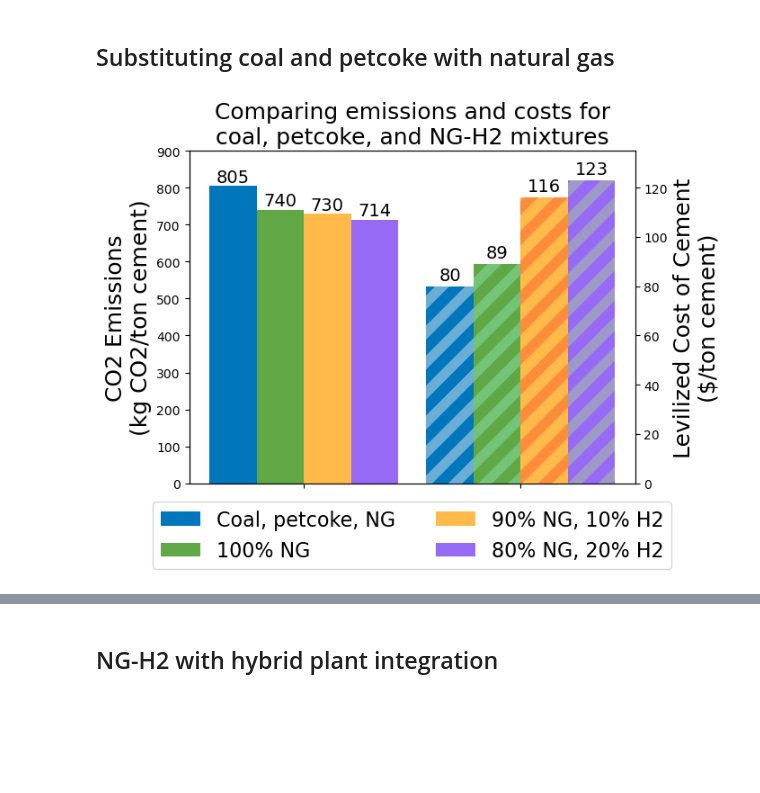
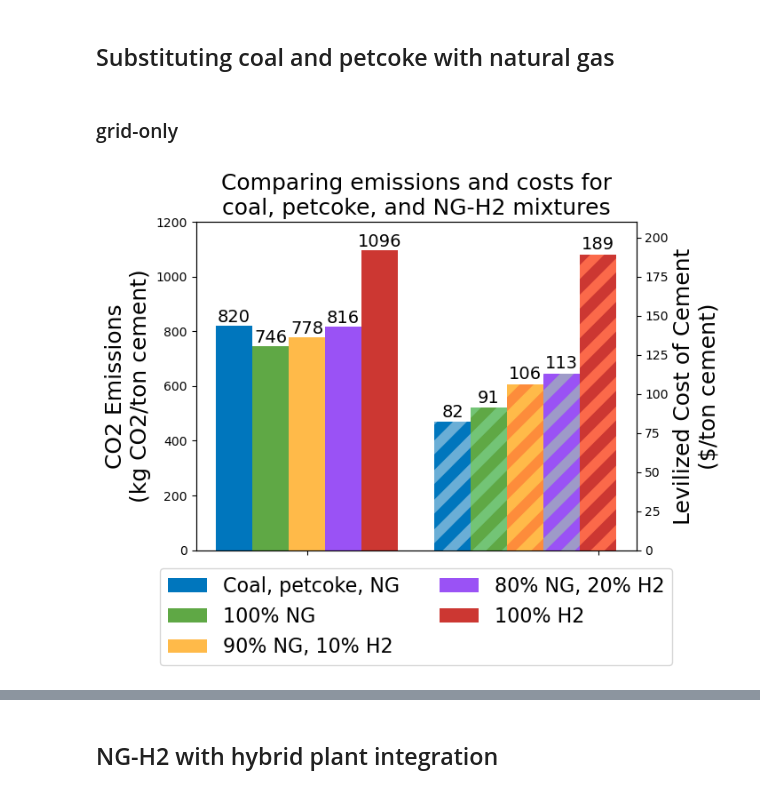
Before and after one commit to evan-sharafuddin/HOPP, a Jupyter notebook: green_concrete/plots.ipynb, the cells around one changed output, grey strips where cells are left out. Drawn from its saved outputs; the diff is of its cells as text; code cells hidden in the pictures; blank space fills up the shorter version.

Commit message:
fixed bug with negative elec for LCA w/ CaL configuration. More plots

```diff
--- a/green_concrete/plots.ipynb
+++ b/green_concrete/plots.ipynb
@@ -8,6 +8,10 @@ from matplotlib.pyplot import figure
 from green_concrete.convert import *
 import matplotlib.transforms as transforms
 %matplotlib inline
+
+plt.__file__
+
+colorhash = ['#0076BD', '#5FA845', '#FFBA49', '#9A52F5', '#CC3732']
 # %% [markdown]
 ## Template
 # %%
@@ -138,19 +142,19 @@ group_labels = ['No CCUS', 'Oxyfuel', 'CaL (tail-end)']
 x = np.arange(len(group_labels))
 
 # Create the bar plot with two adjacent columns for each group
-plt.bar(x - bar_width/2, my_model_emissions, width=bar_width, label='Proposed model', color='#0076BD')
-plt.bar(x + bar_width/2, cemcap_emissions, width=bar_width, label='CEMCAP', color='#5FA845')
+plt.bar(x - bar_width/2, my_model_emissions, width=bar_width, label='Proposed model', color=colorhash[0])
+plt.bar(x + bar_width/2, cemcap_emissions, width=bar_width, label='CEMCAP', color=colorhash[1])
 
 # Add labels and title
-plt.ylabel('CO2 Emissions\n(kg CO2/ton cement)', fontsize=18)
-plt.title('Validating the Python model by\ncomparing CO2 emissions in each\nCCUS scenario', fontsize=18)
-plt.xticks(x, group_labels, fontsize=18)
+plt.ylabel('CO2 Emissions\n(kg CO2/ton cement)', fontsize=14)
+plt.title('Validating the Python model by\ncomparing CO2 emissions in each\nCCUS scenario', fontsize=16)
+plt.xticks(x, group_labels, fontsize=14)
 plt.yticks(fontsize=14)
-plt.legend(loc='upper center', bbox_to_anchor=(0.5, -0.15), ncol=2, fontsize=16)
+plt.legend(loc='upper center', bbox_to_anchor=(0.5, -0.15), ncol=2, fontsize=14)
 
 for i, v1, v2 in zip(x, my_model_emissions, cemcap_emissions):
-    plt.text(i - bar_width/2, v1 + 1, str(v1), ha='center', va='bottom', color='black', fontsize=14)
-    plt.text(i + bar_width/2, v2 + 1, str(v2), ha='center', va='bottom', color='black', fontsize=14)
+    plt.text(i - bar_width/2, v1 + 1, str(v1), ha='center', va='bottom', color='black', fontsize=12)
+    plt.text(i + bar_width/2, v2 + 1, str(v2), ha='center', va='bottom', color='black', fontsize=12)
 
 plt.ylim(top=max(max(my_model_emissions), max(cemcap_emissions)) + 100)
 plt.tight_layout()
@@ -162,10 +166,12 @@ plt.show()
 [figure]
 # %% [markdown]
 ## Substituting coal and petcoke with natural gas
+# %% [markdown]
+### grid-only
 # %%
 rundir = os.getcwd()
 
-filename = 'CEMENT_BATCH_ng_h2_offgrid_31-07-2023_15.55.23.csv'
+filename = 'CEMENT_BATCH_fuel_mix_grid-only_03-08-2023_09.03.55.csv'
 inloc = os.path.join(rundir, 'outputs\\keep', filename)
 outloc = os.path.join(rundir, 'outputs\\plots')
 
@@ -177,67 +183,62 @@ data = f[cols]
 cost = [round(n) for n in f['Unnamed: 2'].values]
 emissions = [round(n) for n in f['Unnamed: 4'].values]
 
-cp_cost = cost[0]
-cp_emissions = emissions[0]
-ng_cost = cost[1]
-ng_emissions = emissions[1]
-h21_c = cost[2]
-h22_c = cost[3]
-h21_e = emissions[2]
-h22_e = emissions[3]
-
 # Set the width of the bars
 bar_width = 0.25
 # figure(figsize=(4, 3), dpi=800)
-group_labels = ['Coal, petcoke, NG', '100% NG', '90% NG, 10% H2', '80% NG, 20% H2']
+group_labels = ['Coal, petcoke, NG', '100% NG', '90% NG, 10% H2', '80% NG, 20% H2', '100% H2']
 
 
 # Create an array for the x-axis positions of the bars
 x = np.arange(len(group_labels))
 fig, ax1 = plt.subplots()
 
 ax2 = ax1.twinx()
-ax1.set_ylim(0, 900)
-ax2.set_ylim(0, 135)
+ax1.set_ylim(0, 1200)
+ax2.set_ylim(0, 210)
 
-ax1.bar(0 - 3 * bar_width/2, cp_emissions, width=bar_width, label=group_labels[0], color='#0076BD')
-ax1.bar(0 - bar_width/2, ng_emissions, width=bar_width, label=group_labels[1], color='#5FA845')
-ax1.bar(0 + bar_width/2, h21_e, width=bar_width, label=group_labels[2], color='#FFBA49')
-ax1.bar(0 + 3 * bar_width/2, h22_e, width=bar_width, label=group_labels[3], color='#976AF5')
+ax1.bar(0 - 4 * bar_width/2, emissions[0], width=bar_width, label=group_labels[0], color=colorhash[0])
+ax1.bar(0 - 2 * bar_width/2, emissions[1], width=bar_width, label=group_labels[1], color=colorhash[1])
+ax1.bar(0, emissions[2], width=bar_width, label=group_labels[2], color=colorhash[2])
+ax1.bar(0 + 2 * bar_width/2, emissions[3], width=bar_width, label=group_labels[3], color=colorhash[3])
+ax1.bar(0 + 4 * bar_width/2, emissions[4], width=bar_width, label=group_labels[4], color=colorhash[4])
 
 plt.rcParams['hatch.linewidth'] = 8
 cmap = plt.get_cmap('Blues')
 plt.rcParams['hatch.color'] = cmap(0.5)
-ax2.bar(1.15 - 3 * bar_width/2, cp_cost, width=bar_width, label=group_labels[0], color='#0076BD', hatch='/')
+ax2.bar(1.5 - 4 * bar_width/2, cost[0], width=bar_width, label=group_labels[0], color=colorhash[0], hatch='/')
 cmap = plt.get_cmap('Greens')
 plt.rcParams['hatch.color'] = cmap(0.5)
-ax2.bar(1.15 - bar_width/2, ng_cost, width=bar_width, label=group_labels[1], color='#5FA845', hatch='/')
+ax2.bar(1.5 - 2 * bar_width/2, cost[1], width=bar_width, label=group_labels[1], color=colorhash[1], hatch='/')
 cmap = plt.get_cmap('Oranges')
 plt.rcParams['hatch.color'] = cmap(0.5)
-ax2.bar(1.15 + bar_width/2, h21_c, width=bar_width, label=group_labels[2], color='#FFBA49', hatch='/')
+ax2.bar(1.5, cost[2], width=bar_width, label=group_labels[2], color=colorhash[2], hatch='/')
 cmap = plt.get_cmap('Purples')
 plt.rcParams['hatch.color'] = cmap(0.5)
-ax2.bar(1.15 + 3 * bar_width/2, h22_c, width=bar_width, label=group_labels[3], color='#976AF5', hatch='/')
+ax2.bar(1.5 + 2 * bar_width/2, cost[3], width=bar_width, label=group_labels[3], color=colorhash[3], hatch='/')
+cmap = plt.get_cmap('Reds')
+plt.rcParams['hatch.color'] = cmap(0.5)
+ax2.bar(1.5 + 4 * bar_width/2, cost[4], width=bar_width, label=group_labels[4], color=colorhash[4], hatch='/')
 
 # Add labels and title
-ax1.set_ylabel('CO2 Emissions\n(kg CO2/ton cement)', fontsize=18)
-ax2.set_ylabel('Levilized Cost of Cement\n($/ton cement)', fontsize=18)
-plt.title('Comparing emissions and costs for\ncoal, petcoke, and NG-H2 mixtures', fontsize=18)
-plt.xticks([0,1.15], ['',''])
+ax1.set_ylabel('CO2 Emissions\n(kg CO2/ton cement)', fontsize=14)
+ax2.set_ylabel('Levilized Cost of Cement\n($/ton cement)', fontsize=14)
+plt.title('Comparing emissions and costs for\ncoal, petcoke, and NG-H2 mixtures', fontsize=16)
+plt.xticks([0,2], ['',''])
 # plt.yticks(fontsize=14)
 
-for v, i in zip([cp_emissions, ng_emissions, h21_e, h22_e], x):
-    ax1.text(0 - 3*bar_width/2 + 2*(bar_width/2)*i, v + 1, str(v), ha='center', va='bottom', color='black', fontsize=14)
+for v, i in zip(emissions, x):
+    ax1.text(0 - 4*bar_width/2 + 2*(bar_width/2)*i, v + 1, str(v), ha='center', va='bottom', color='black', fontsize=12)
 
-for v, i in zip([cp_cost, ng_cost, h21_c, h22_c], x):
-    ax2.text(1.15 - 3*bar_width/2 + 2*(bar_width/2)*i, v + 1, str(v), ha='center', va='bottom', color='black', fontsize=14)
+for v, i in zip(cost, x):
+    ax2.text(1.5 - 4*bar_width/2 + 2*(bar_width/2)*i, v + 1, str(v), ha='center', va='bottom', color='black', fontsize=12)
 
 
-ax1.legend(loc='upper center', bbox_to_anchor=(0.5, -0.025), ncol=2, fontsize=16)
+ax1.legend(loc='upper center', bbox_to_anchor=(0.5, -0.025), ncol=2, fontsize=14)
 
 # ax2.legend(loc='upper center', bbox_to_anchor=(0.5, -0.3), ncol=2, fontsize=16)
 plt.savefig(os.path.join(outloc, 'coal_petcoke_ng.png'), dpi=300)
 # Show the plot
 plt.show()
 # %% [output]
-[figure, old version]
+[figure, new version]
```
Also changed, not shown: parts of 18 cells of this notebook, 2 other files.
